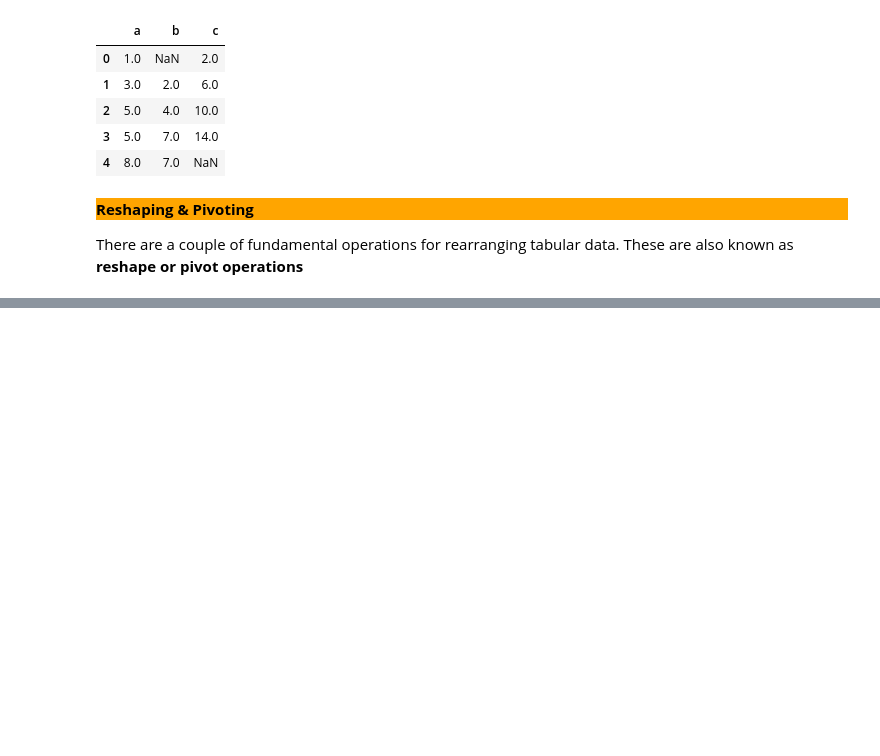
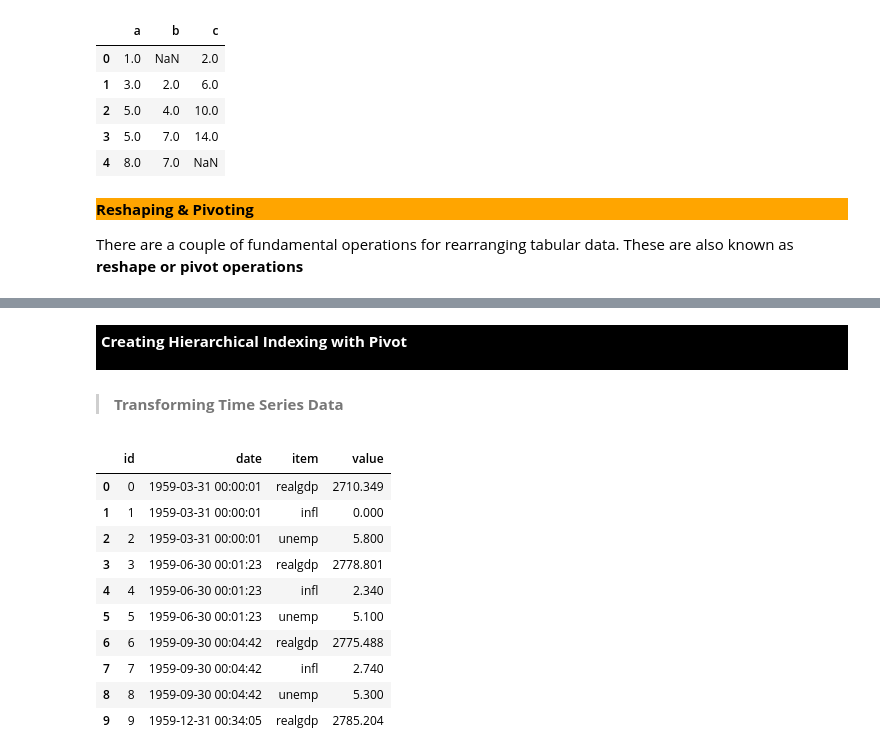
Before and after one commit to Craphtr/Python-Essentials-For-Machine-Learning, a Jupyter notebook: 07_Data_Wrangling_in_Pandas.ipynb, the cells around one changed output, grey strips where cells are left out. Saved outputs shown, nothing was run; the diff lists cells and outputs as text; code cells hidden in the pictures; blank space fills up the shorter version.

```diff
--- a/07_Data_Wrangling_in_Pandas.ipynb
+++ b/07_Data_Wrangling_in_Pandas.ipynb
@@ -810,0 +958,22 @@ This rotates by transposing the columns in the data to rows
+# %% [markdown]
+<div style="background-color: black; padding: 5px">
+    <p><b><font size="+2" color="white">Creating Hierarchical Indexing with Pivot</font></b></p>
+    </div>
+
+
+> #### **Transforming Time Series Data**
+# %%
+tdata = pd.read_excel('./data/time_data.xls')
+tdata
+# %% [output]
+|  | id | date | item | value |
+| 0 | 0 | 1959-03-31 00:00:01 | realgdp | 2710.349 |
+| 1 | 1 | 1959-03-31 00:00:01 | infl | 0.000 |
+| 2 | 2 | 1959-03-31 00:00:01 | unemp | 5.800 |
+| 3 | 3 | 1959-06-30 00:01:23 | realgdp | 2778.801 |
+| 4 | 4 | 1959-06-30 00:01:23 | infl | 2.340 |
+| 5 | 5 | 1959-06-30 00:01:23 | unemp | 5.100 |
+| 6 | 6 | 1959-09-30 00:04:42 | realgdp | 2775.488 |
+| 7 | 7 | 1959-09-30 00:04:42 | infl | 2.740 |
+| 8 | 8 | 1959-09-30 00:04:42 | unemp | 5.300 |
+| 9 | 9 | 1959-12-31 00:34:05 | realgdp | 2785.204 |
```
Also changed, not shown: parts of 40 cells of this notebook.
